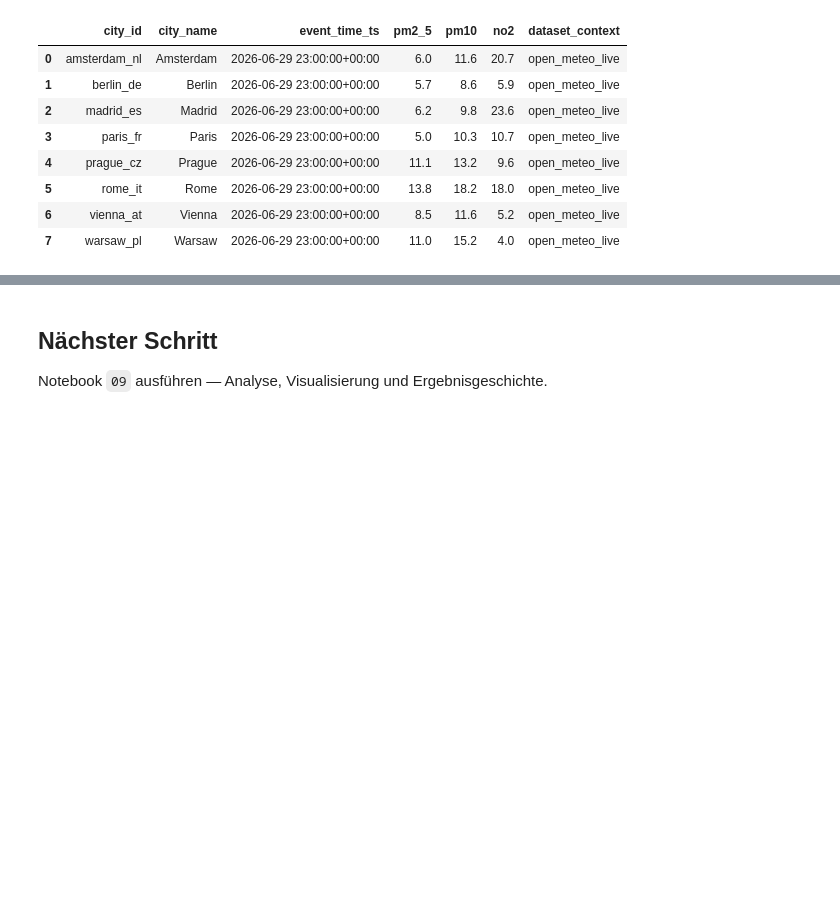
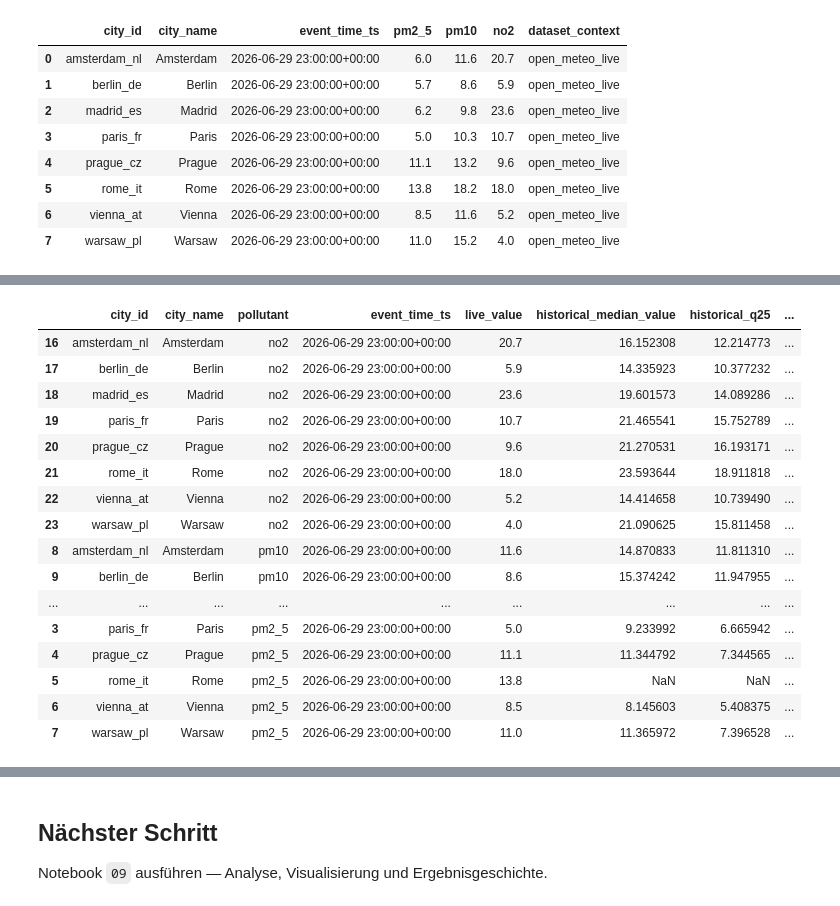
Before and after one commit to OnlyMajorG/euro-air-quality-pipeline, a Jupyter notebook: notebooks/08_gold_layer_and_data_quality.ipynb, the cells around one changed output, grey strips where cells are left out. Saved outputs shown, nothing was run; the diff lists cells and outputs as text; code cells hidden in the pictures; blank space fills up the shorter version.

```diff
--- a/notebooks/08_gold_layer_and_data_quality.ipynb
+++ b/notebooks/08_gold_layer_and_data_quality.ipynb
@@ -129,0 +139,66 @@ live_latest
+# %%
+# Pro Stadt und Schadstoff: Median, Quartile und Anzahl der EEA-Tageswerte 2025 (Baseline).
+historical_median = (
+    daily_summary
+    .groupby(["city_id", "city_name", "pollutant"], as_index=False)
+    .agg(
+        historical_median_value=("avg_value", "median"),
+        historical_q25=("avg_value", lambda s: s.quantile(0.25)),
+        historical_q75=("avg_value", lambda s: s.quantile(0.75)),
+        historical_days=("avg_value", "count"),
+    )
+)
+
+# Live-Snapshot vom Wide- ins Long-Format bringen (eine Zeile je Stadt und Schadstoff).
+live_long = live_latest.melt(
+    id_vars=["city_id", "city_name", "event_time_ts", "dataset_context"],
+    value_vars=["pm2_5", "pm10", "no2"],
+    var_name="pollutant",
+    value_name="live_value",
+)
+
+# Live gegen historische Baseline; fehlt der Median (z. B. Rom PM), bleibt der Vergleich offen.
+live_vs_historical_median = live_long.merge(
+    historical_median, on=["city_id", "city_name", "pollutant"], how="left"
+)
+live_vs_historical_median["comparison_status"] = (
+    live_vs_historical_median["historical_median_value"].notna()
+    .map({True: "comparable", False: "no_historical_reference"})
+)
+live_vs_historical_median["delta_abs"] = (
+    live_vs_historical_median["live_value"] - live_vs_historical_median["historical_median_value"]
+)
+live_vs_historical_median["delta_pct"] = (
+    live_vs_historical_median["delta_abs"] / live_vs_historical_median["historical_median_value"] * 100
+)
+live_vs_historical_median["comparison_note"] = (
+    "Explorative Einordnung: Open-Meteo-Modellwert als aktueller Snapshot gegen historischen "
+    "EEA-Median 2025; Quellen nicht als identisch interpretieren."
+)
+
+live_vs_historical_median = live_vs_historical_median[[
+    "city_id", "city_name", "pollutant", "event_time_ts",
+    "live_value", "historical_median_value", "historical_q25", "historical_q75", "historical_days",
+    "delta_abs", "delta_pct", "comparison_status", "comparison_note",
+]]
+
+live_vs_historical_median.to_parquet(GOLD_DIR / "live_vs_historical_median.parquet", index=False)
+live_vs_historical_median.sort_values(["pollutant", "city_name"])
+# %% [output]
+|  | city_id | city_name | pollutant | event_time_ts | live_value | historical_median_value | historical_q25 | ... |
+| 16 | amsterdam_nl | Amsterdam | no2 | 2026-06-29 23:00:00+00:00 | 20.7 | 16.152308 | 12.214773 | ... |
+| 17 | berlin_de | Berlin | no2 | 2026-06-29 23:00:00+00:00 | 5.9 | 14.335923 | 10.377232 | ... |
+| 18 | madrid_es | Madrid | no2 | 2026-06-29 23:00:00+00:00 | 23.6 | 19.601573 | 14.089286 | ... |
+| 19 | paris_fr | Paris | no2 | 2026-06-29 23:00:00+00:00 | 10.7 | 21.465541 | 15.752789 | ... |
+| 20 | prague_cz | Prague | no2 | 2026-06-29 23:00:00+00:00 | 9.6 | 21.270531 | 16.193171 | ... |
+| 21 | rome_it | Rome | no2 | 2026-06-29 23:00:00+00:00 | 18.0 | 23.593644 | 18.911818 | ... |
+| 22 | vienna_at | Vienna | no2 | 2026-06-29 23:00:00+00:00 | 5.2 | 14.414658 | 10.739490 | ... |
+| 23 | warsaw_pl | Warsaw | no2 | 2026-06-29 23:00:00+00:00 | 4.0 | 21.090625 | 15.811458 | ... |
+| 8 | amsterdam_nl | Amsterdam | pm10 | 2026-06-29 23:00:00+00:00 | 11.6 | 14.870833 | 11.811310 | ... |
+| 9 | berlin_de | Berlin | pm10 | 2026-06-29 23:00:00+00:00 | 8.6 | 15.374242 | 11.947955 | ... |
+| ... | ... | ... | ... | ... | ... | ... | ... | ... |
+| 3 | paris_fr | Paris | pm2_5 | 2026-06-29 23:00:00+00:00 | 5.0 | 9.233992 | 6.665942 | ... |
+| 4 | prague_cz | Prague | pm2_5 | 2026-06-29 23:00:00+00:00 | 11.1 | 11.344792 | 7.344565 | ... |
+| 5 | rome_it | Rome | pm2_5 | 2026-06-29 23:00:00+00:00 | 13.8 | NaN | NaN | ... |
+| 6 | vienna_at | Vienna | pm2_5 | 2026-06-29 23:00:00+00:00 | 8.5 | 8.145603 | 5.408375 | ... |
+| 7 | warsaw_pl | Warsaw | pm2_5 | 2026-06-29 23:00:00+00:00 | 11.0 | 11.365972 | 7.396528 | ... |
```
Also changed, not shown: parts of 5 cells of this notebook, 10 other files.
